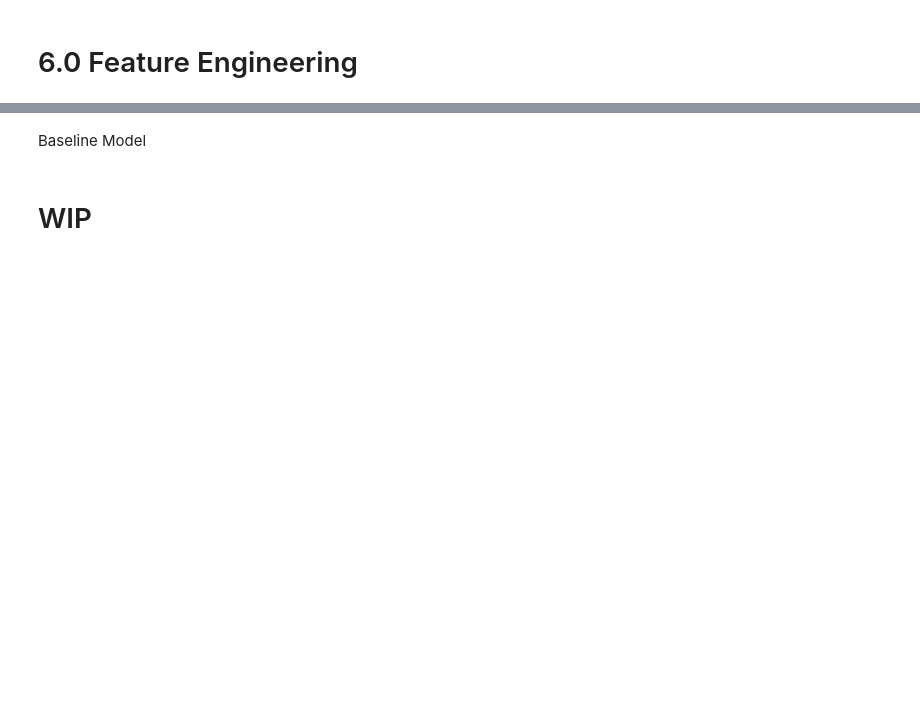
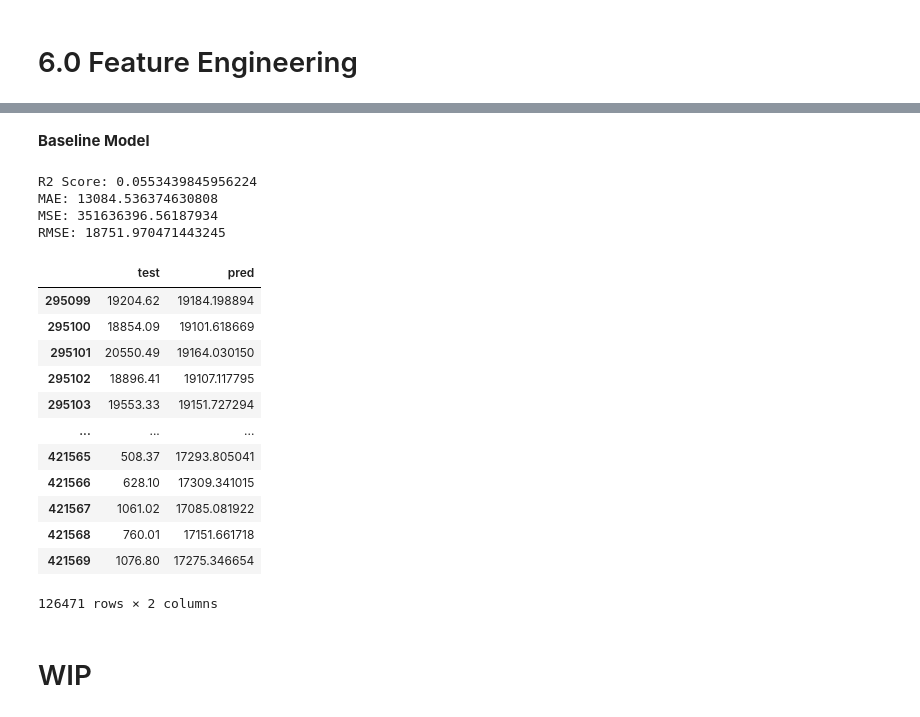
Before and after one commit to YuriCatramby/ds-reg-sales-forecast, a Jupyter notebook: ds-reg-sales-forecasting.ipynb, the cells around one changed output, grey strips where cells are left out. Cells and saved outputs as stored; diff of their text form; code cells hidden in the pictures; blank space fills up the shorter version.

Commit message:
test baseline model

```diff
--- a/ds-reg-sales-forecasting.ipynb
+++ b/ds-reg-sales-forecasting.ipynb
@@ -421,19 +431,55 @@ Weekly_Sales         0
 dtype: int64
-# %% [markdown]
-Baseline Model
+# %% [markdown]
+**Baseline Model**
 # %%
-X_train = df_train_feen.drop(['Weekly_Sales', 'Date', 'Type', 'Store'], axis = 1).fillna(0).values
-X_test = df_test_feen.drop(['Weekly_Sales', 'Date', 'Type', 'Store'], axis = 1).fillna(0).values
+col_drop = ['Weekly_Sales', 'Date', 'Type', 'Store', 'MarkDown1', 'MarkDown2', 'MarkDown3', 'MarkDown4', 'MarkDown5']
+X_train = df_train_feen.drop(col_drop, axis = 1).values
+X_test = df_test_feen.drop(col_drop, axis = 1).values
 y_train = df_train_feen['Weekly_Sales']
 y_test = df_test_feen['Weekly_Sales']
 
-mms = MinMaxScaler()
-X_train_scaled = mms.fit_transform(X_train)
-X_test_scaled = mms.transform(X_test)
-
+# scaler = MinMaxScaler()
+scaler = StandardScaler()
+X_train_scaled = scaler.fit_transform(X_train)
+X_test_scaled = scaler.transform(X_test)
 
 baseline_model = LinearRegression()
 baseline_model.fit(X_train_scaled, y_train)
 y_pred = baseline_model.predict(X_test_scaled)
+
+r2 = r2_score(y_test, y_pred)
+mae = mean_absolute_error(y_test, y_pred)
+mse = mean_squared_error(y_test, y_pred)
+rmse = np.sqrt(mse)
+
+print(f"R2 Score: {r2}")
+print(f"MAE: {mae}")
+print(f"MSE: {mse}")
+print(f"RMSE: {rmse}")
+# %% [output]
+R2 Score: 0.0553439845956224
+MAE: 13084.536374630808
+MSE: 351636396.56187934
+RMSE: 18751.970471443245
+# %%
+df_temp = pd.DataFrame()
+df_temp['test'] = y_test
+df_temp['pred'] = y_pred
+
+df_temp
+# %% [output]
+|  | test | pred |
+| 295099 | 19204.62 | 19184.198894 |
+| 295100 | 18854.09 | 19101.618669 |
+| 295101 | 20550.49 | 19164.030150 |
+| 295102 | 18896.41 | 19107.117795 |
+| 295103 | 19553.33 | 19151.727294 |
+| ... | ... | ... |
+| 421565 | 508.37 | 17293.805041 |
+| 421566 | 628.10 | 17309.341015 |
+| 421567 | 1061.02 | 17085.081922 |
+| 421568 | 760.01 | 17151.661718 |
+| 421569 | 1076.80 | 17275.346654 |
+126471 rows × 2 columns
 # %% [markdown]
 # WIP
```
Also changed, not shown: parts of 4 cells of this notebook.
